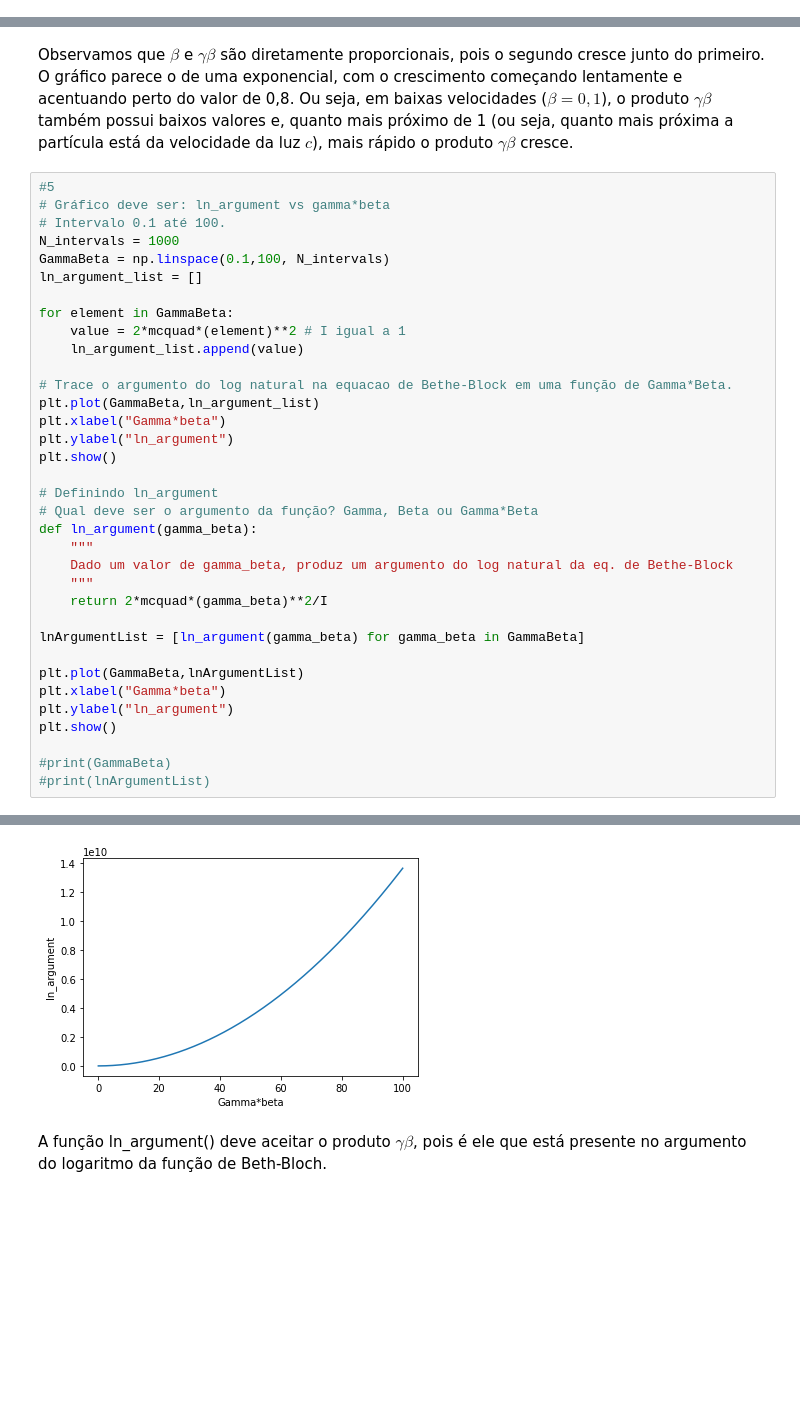
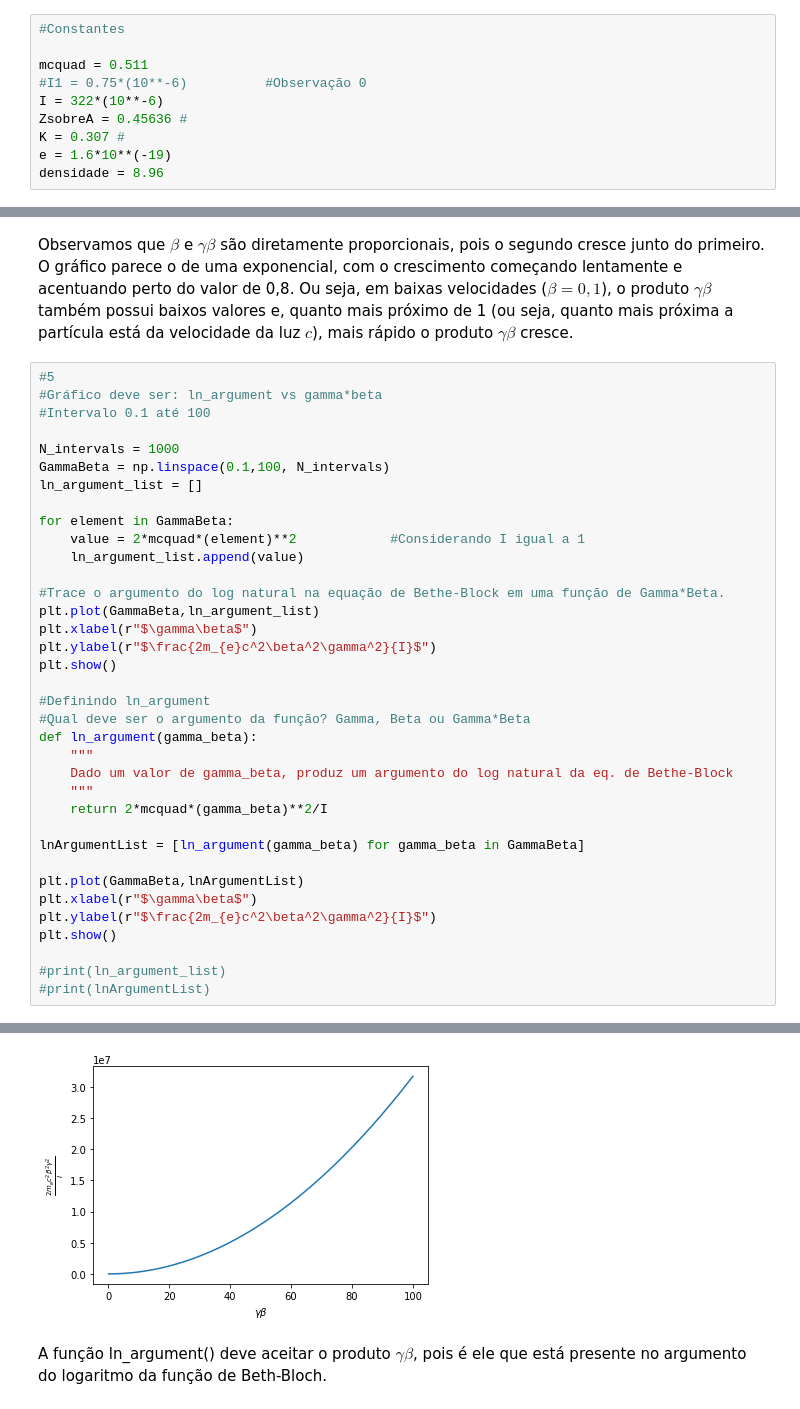
Before and after one commit to FlaviaFialho/Aula-Python, a Jupyter notebook: Projeto_1_FernandaA_Flavia_Victor.ipynb, the cells around one changed output, grey strips where cells are left out. Cells and saved outputs as stored; diff of their text form; blank space fills up the shorter version.

```diff
--- a/Projeto_1_FernandaA_Flavia_Victor.ipynb
+++ b/Projeto_1_FernandaA_Flavia_Victor.ipynb
@@ -11 +13,11 @@ import numpy as np
 $\beta = \frac{v}{c}$ e $\gamma = \frac{1}{(1 - (v/c)^2)^{1/2}} = \frac{1}{(1 - \beta^2)^{1/2}}$
+# %%
+#Constantes
+
+mcquad = 0.511
+#I1 = 0.75*(10**-6)          #Observação 0
+I = 322*(10**-6)
+ZsobreA = 0.45636 #
+K = 0.307 #
+e = 1.6*10**(-19)
+densidade = 8.96
@@ -96,24 +100,25 @@ Text(0.5, 0, 'beta')
 Observamos que $\beta$ e $\gamma \beta$ são diretamente proporcionais, pois o segundo cresce junto do primeiro. O gráfico parece o de uma exponencial, com o crescimento começando lentamente e acentuando perto do valor de 0,8. Ou seja, em baixas velocidades ($\beta = 0,1$), o produto $\gamma \beta$ também possui baixos valores e, quanto mais próximo de 1 (ou seja, quanto mais próxima a partícula está da velocidade da luz $c$), mais rápido o produto $\gamma \beta$ cresce.
 # %%
 #5
-# Gráfico deve ser: ln_argument vs gamma*beta
-# Intervalo 0.1 até 100.
+#Gráfico deve ser: ln_argument vs gamma*beta
+#Intervalo 0.1 até 100
+
 N_intervals = 1000
 GammaBeta = np.linspace(0.1,100, N_intervals)
 ln_argument_list = []
 
 for element in GammaBeta:
-    value = 2*mcquad*(element)**2 # I igual a 1
+    value = 2*mcquad*(element)**2            #Considerando I igual a 1
     ln_argument_list.append(value)
 
-# Trace o argumento do log natural na equacao de Bethe-Block em uma função de Gamma*Beta.
+#Trace o argumento do log natural na equação de Bethe-Block em uma função de Gamma*Beta.
 plt.plot(GammaBeta,ln_argument_list)
-plt.xlabel("Gamma*beta")
-plt.ylabel("ln_argument")
+plt.xlabel(r"$\gamma\beta$")
+plt.ylabel(r"$\frac{2m_{e}c^2\beta^2\gamma^2}{I}$")
 plt.show()
 
-# Definindo ln_argument
-# Qual deve ser o argumento da função? Gamma, Beta ou Gamma*Beta
+#Definindo ln_argument
+#Qual deve ser o argumento da função? Gamma, Beta ou Gamma*Beta
 def ln_argument(gamma_beta):
     """
     Dado um valor de gamma_beta, produz um argumento do log natural da eq. de Bethe-Block
@@ -123,10 +128,10 @@ def ln_argument(gamma_beta):
 lnArgumentList = [ln_argument(gamma_beta) for gamma_beta in GammaBeta]
 
 plt.plot(GammaBeta,lnArgumentList)
-plt.xlabel("Gamma*beta")
-plt.ylabel("ln_argument")
+plt.xlabel(r"$\gamma\beta$")
+plt.ylabel(r"$\frac{2m_{e}c^2\beta^2\gamma^2}{I}$")
 plt.show()
 
-#print(GammaBeta)
+#print(ln_argument_list)
 #print(lnArgumentList)
 # %% [output]
@@ -134,4 +139,4 @@ plt.show()
-[figure, old version]
+[figure, new version]
 # %% [markdown]
 A função ln_argument() deve aceitar o produto $\gamma \beta$, pois é ele que está presente no argumento do logaritmo da função de Beth-Bloch.
 # %%
```
Also changed, not shown: parts of 26 cells of this notebook.
